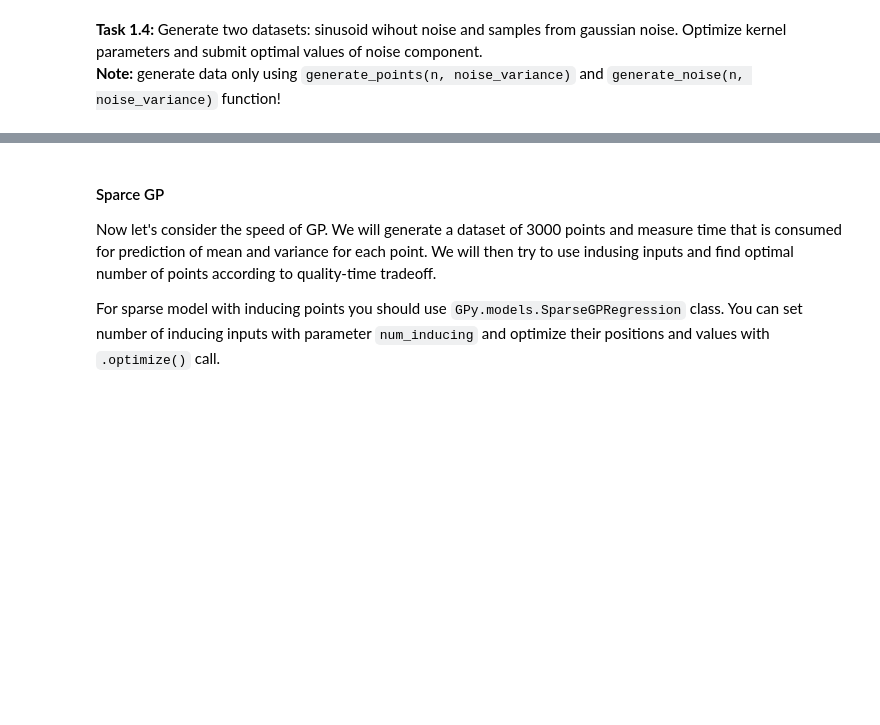
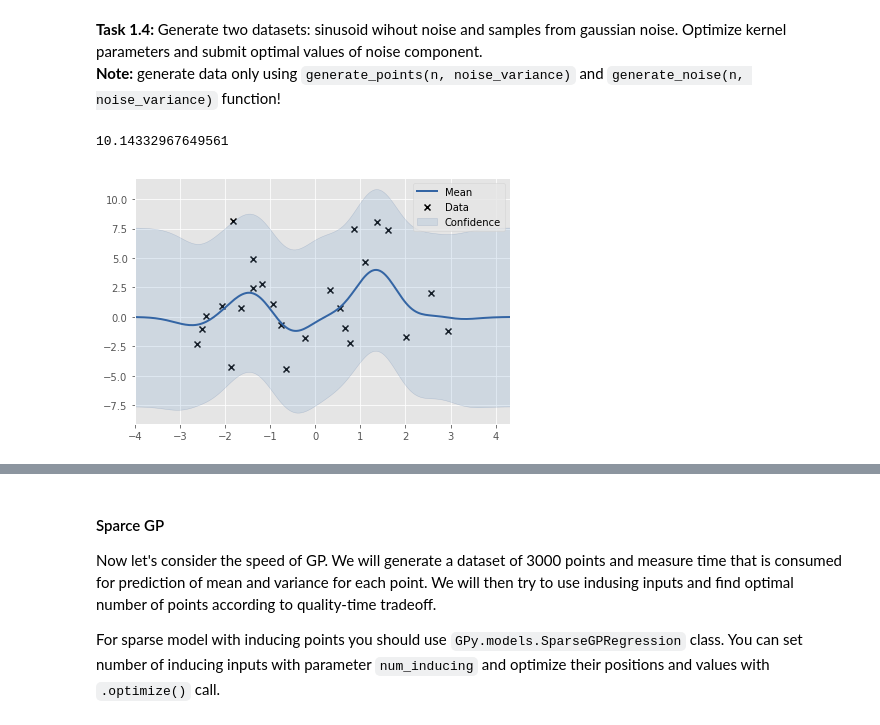
Before and after one commit to SJD1882/MOOC-Coursera-Advanced-Machine-Learning, a Jupyter notebook: 3 - Bayesian Methods for Machine Learning/6 - Gaussian Processes and Bayesian Optimization/Assignment 4 - Bayesian Optimization.ipynb, the cells around one changed output, grey strips where cells are left out. Saved outputs shown, nothing was run; the diff lists cells and outputs as text; code cells hidden in the pictures; blank space fills up the shorter version.

```diff
--- a/3 - Bayesian Methods for Machine Learning/6 - Gaussian Processes and Bayesian Optimization/Assignment 4 - Bayesian Optimization.ipynb
+++ b/3 - Bayesian Methods for Machine Learning/6 - Gaussian Processes and Bayesian Optimization/Assignment 4 - Bayesian Optimization.ipynb
@@ -73,0 +73,4 @@ grader.submit_GPy_1(kernel_59)
+# %%
+kernel = GPy.kern.RBF(input_dim=1, variance=1.5, lengthscale=2.0)
+kernel_59 = np.asscalar(kernel.K(X[5:6], X[9:10]))
+grader.submit_GPy_1(kernel_59)
@@ -108,0 +131,10 @@ X, y = generate_points(noise_variance=0)
+# %%
+X, y = generate_noise(noise_variance=10)
+gp2 = GPy.models.GPRegression(X, y, kernel)
+gp2.optimize()
+gp2.plot();
+noise = gp2.Gaussian_noise[0]
+noise
+# %% [output]
+10.14332967649561
+[figure, added]
```
Also changed, not shown: parts of 45 cells of this notebook.
